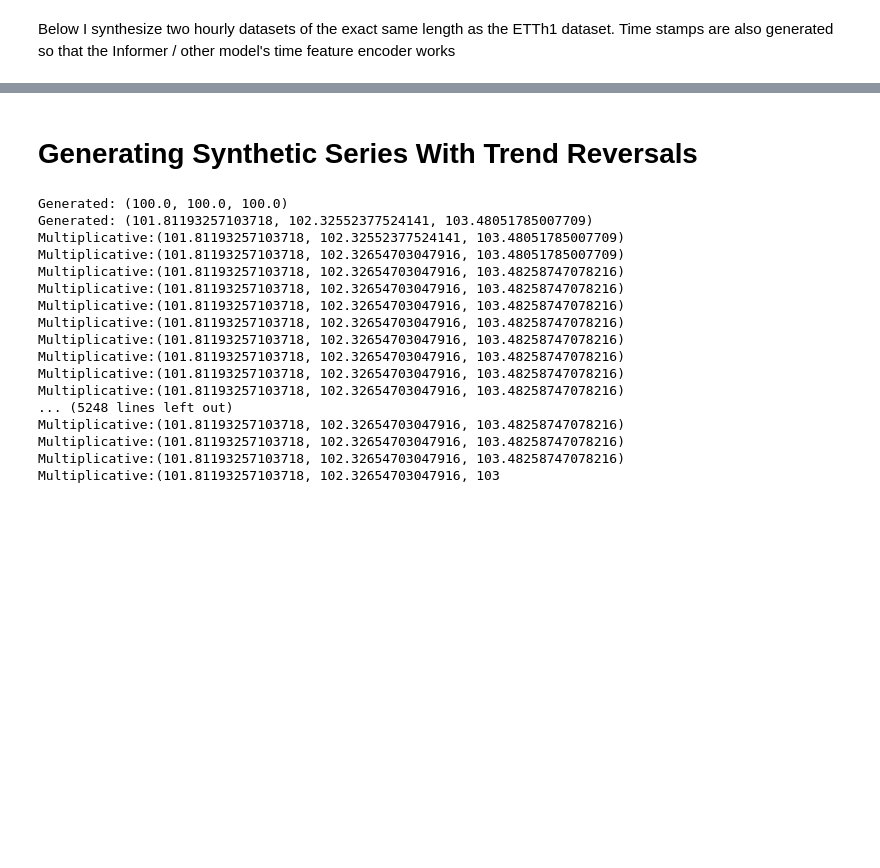
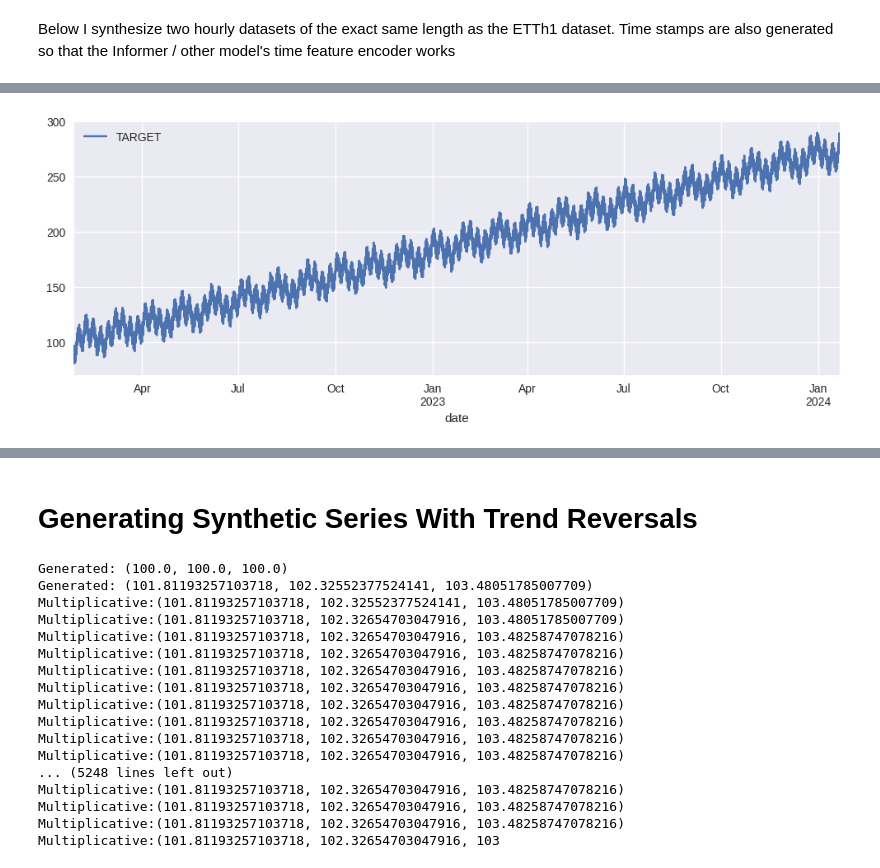
Before and after one commit to anasashb/TransformersEnergyTS, a Jupyter notebook: internal_demos/data_generator_demo.ipynb, the cells around one changed output, grey strips where cells are left out. Drawn from its saved outputs; the diff is of its cells as text; code cells hidden in the pictures; blank space fills up the shorter version.

```diff
--- a/internal_demos/data_generator_demo.ipynb
+++ b/internal_demos/data_generator_demo.ipynb
@@ -11,0 +14,4 @@ from data_generator import SynthesisTS
+# %%
+synth_maker = SynthesisTS(series_amount=1, seq_len=17420)
+
+synth_maker.add_trend?
@@ -11,0 +45,12 @@ from data_generator import SynthesisTS
+# %%
+additive_test = synth_maker.add_trend(
+    df=stationary_synth,
+    trend='Additive',
+    trend_slope=0.01,
+    reversal=False,
+)
+
+additive_test.plot(figsize=(12,4))
+plt.show()
+# %% [output]
+[figure, added]
```
Also changed, not shown: parts of 9 cells of this notebook, 1 other file.
